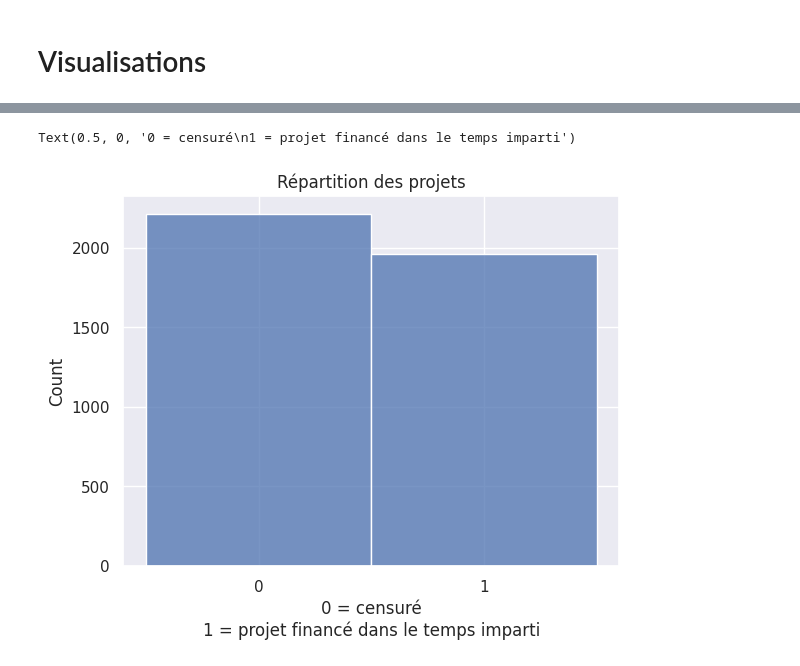
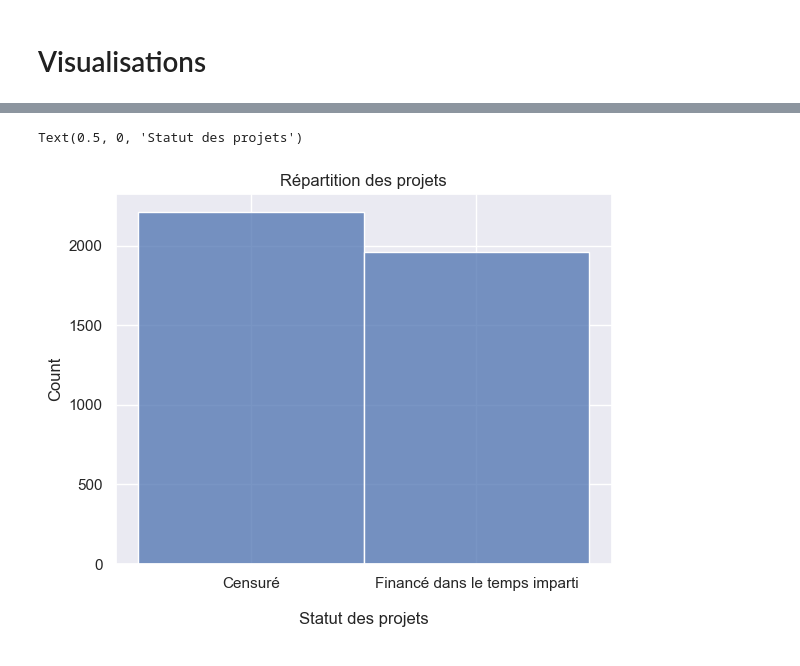
Before and after one commit to Ab2nour/kickstarter-project-analysis, a Jupyter notebook: src/notebooks/analyse_exploratoire.ipynb, the cells around one changed output, grey strips where cells are left out. Drawn from its saved outputs; the diff is of its cells as text; code cells hidden in the pictures.

Commit message:
refactor: improve x labels display

```diff
--- a/src/notebooks/analyse_exploratoire.ipynb
+++ b/src/notebooks/analyse_exploratoire.ipynb
@@ -123,7 +123,10 @@ sns.histplot(df["day_succ"])
 # %%
 plt.title("Répartition des projets")
+
 sns.histplot(df["Status"])
-plt.xlabel("0 = censuré\n1 = projet financé dans le temps imparti")
+
+plt.xticks([0, 1], ["Censuré", "Financé dans le temps imparti"])
+plt.xlabel("Statut des projets", labelpad=15) # labelpad add vertical space
 # %% [output]
-Text(0.5, 0, '0 = censuré\n1 = projet financé dans le temps imparti')
+Text(0.5, 0, 'Statut des projets')
-[figure, old version]
+[figure, new version]
```
Also changed, not shown: parts of 1 cell of this notebook.
